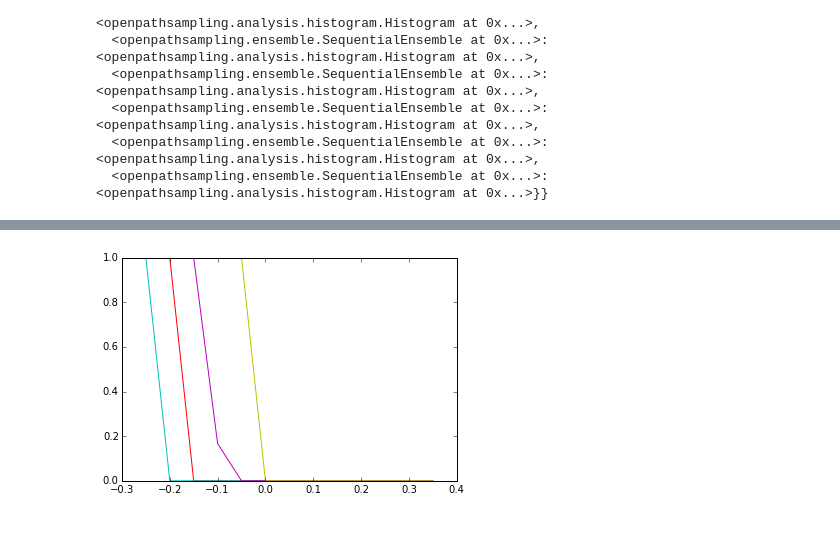
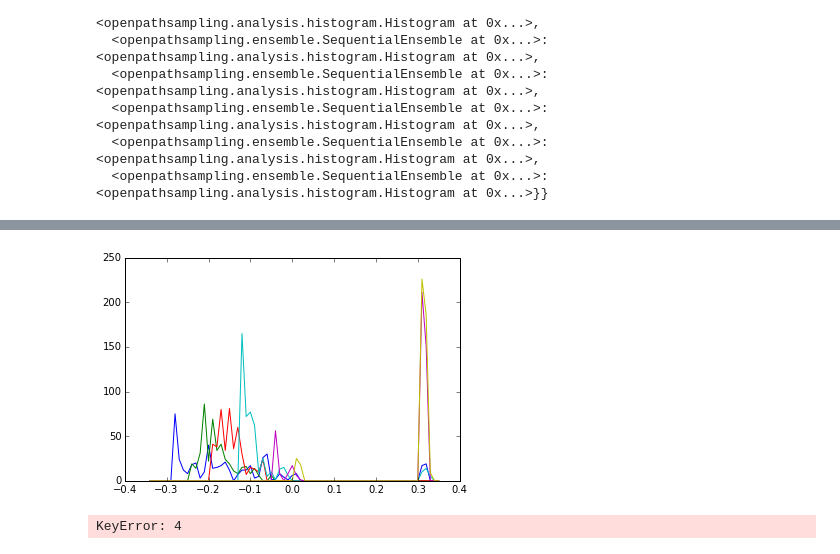
Before and after one commit to openpathsampling/openpathsampling, a Jupyter notebook: examples/ipython/toy_analysis.ipynb, the cells around one changed output, grey strips where cells are left out. Saved outputs shown, nothing was run; the diff lists cells and outputs as text; code cells hidden in the pictures.

```diff
--- a/examples/ipython/toy_analysis.ipynb
+++ b/examples/ipython/toy_analysis.ipynb
@@ -2,9 +2,10 @@
 %matplotlib inline
 import matplotlib.pyplot as plt
 import openpathsampling as paths
+import numpy as np
 
 from openpathsampling.analysis.tis_analysis import TISTransition
 
-storage = paths.storage.Storage("toy_tis.nc")
+storage = paths.storage.Storage("toy_tis.nc", mode="r")
 print len(storage.sample)
 # %% [output]
@@ -31,6 +34,6 @@ ensembles
 # %%
 stateA = ensembles[1].ensembles[2].ensemble.volume.volume1
 stateB = ensembles[1].ensembles[2].ensemble.volume.volume2
-interfaces = [e.ensembles[1].ensemble2.volume for e in ensembles[1:]]
+interfaces = [e.ensembles[1].ensemble2.volume for e in ensembles[:]]
 op = ensembles[1].ensembles[0].ensemble.volume.orderparameter
 # %%
@@ -46,7 +49,7 @@ for ensemble in tis.ensembles:
     ensemble.name = "I'face "+str(tis.ensembles.index(ensemble))
 # %%
 tis.ensemble_histogram_info['pathlength'].hist_args = { 'bin_width' : 5, 'bin_range' : (0, 100) }
-tis.ensemble_histogram_info['max_lambda'].hist_args = { 'bin_width' : 0.05, 'bin_range' : (-0.35, 0.35) }
+tis.ensemble_histogram_info['max_lambda'].hist_args = { 'bin_width' : 0.01, 'bin_range' : (-0.35, 0.35) }
 # %%
 %%time
 tis.all_statistics(samples=storage.sample, weights=None, force=True)
@@ -91,0 +80,4 @@ for ens in tis.ensembles:
+# %%
+for ens in tis.ensembles:
+    myhist = tis.histograms['max_lambda'][ens]
+    plt.plot(myhist.plot_bins(), np.log(myhist.reverse_cumulative()))
@@ -92,9 +86,18 @@ for ens in tis.ensembles:
 # %%
 for ens in tis.ensembles:
     myhist = tis.histograms['max_lambda'][ens]
-    plt.plot(myhist.plot_bins(), myhist.reverse_cumulative())
+    plt.plot(myhist.plot_bins(), myhist())
 # %% [output]
-[figure, old version]
+[figure, new version]
+# %%
+df = histograms_to_pandas_dataframe(tis.histograms['max_lambda'].values(), fcn="reverse_cumulative")
+from openpathsampling.analysis.wham import WHAM
+wham = WHAM()
+wham.load_from_dataframe(df)
+wham.clean_leading_ones()
+wham_hist = wham.wham_bam_histogram()
+# %% [output]
+KeyError: 4
 # %%
 from openpathsampling.analysis.histogram import histograms_to_pandas_dataframe
 df = histograms_to_pandas_dataframe(tis.histograms['max_lambda'].values())
```
Also changed, not shown: parts of 11 cells of this notebook, 1 other file.
